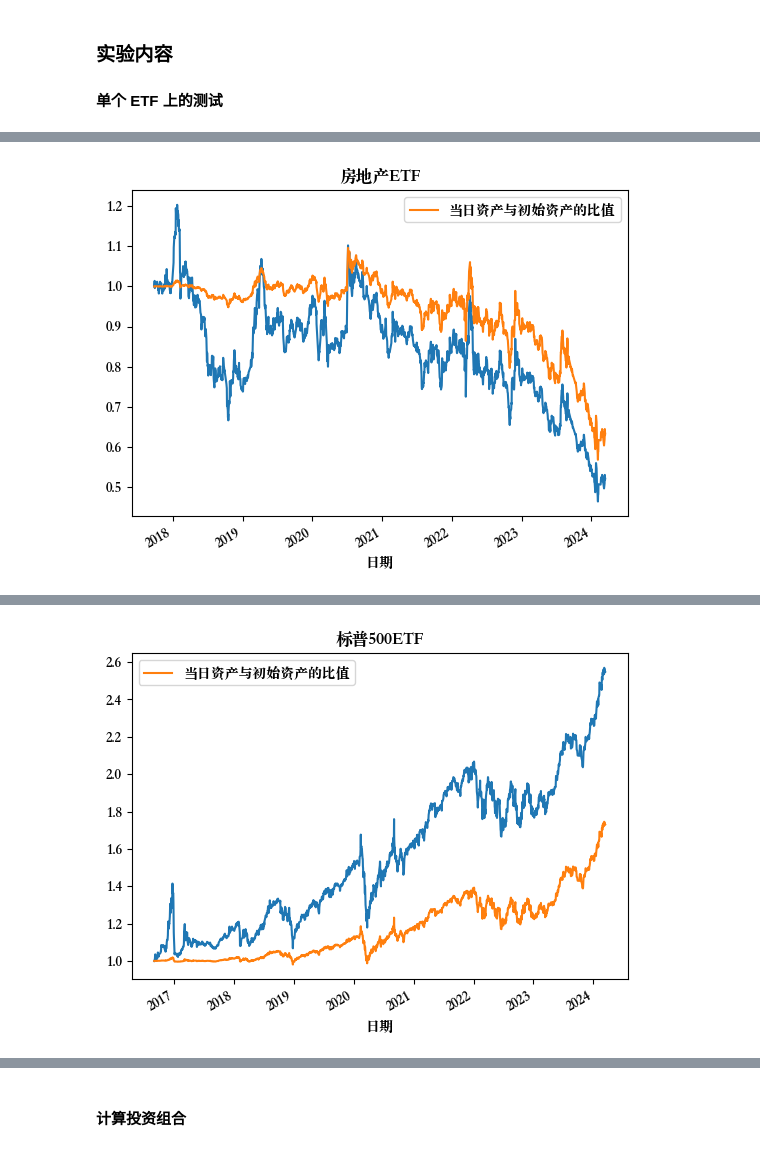
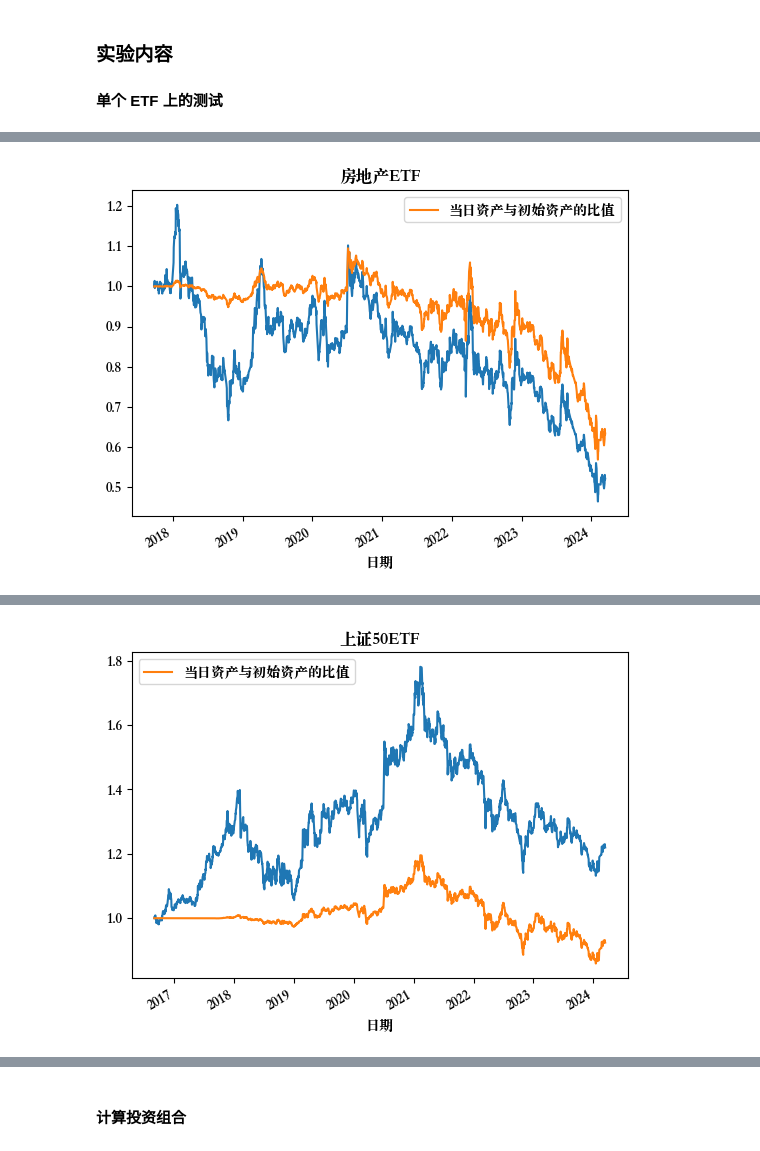
Before and after one commit to TheVeryDarkness/cs410, a Jupyter notebook: 1/1.ipynb, the cells around one changed output, grey strips where cells are left out. Saved outputs shown, nothing was run; the diff lists cells and outputs as text; code cells hidden in the pictures.

```diff
--- a/1/1.ipynb
+++ b/1/1.ipynb
@@ -172,21 +213,29 @@ def calc(stockNameCode: tuple[str, str], step: datetime.timedelta, silent: bool
     '''
     df = allStockDaily[stockNameCode[0]]
 
-    # 1 表示开盘，2 表示收盘
-    D = 2
+    # 开始时间
+    START = max(df.iloc[0, 0], start)
+    END = min(df.iloc[-1, 0], end)
 
     # 总期数
-    periods_total: int = (df.iloc[-1, 0] - df.iloc[0, 0])//step+1
+    PERIODS_TOTAL: int = (END-START)//step+1
     # 剩余期数
-    periods = periods_total
+    periods = PERIODS_TOTAL
     # 开始时间
-    cur: pd.DatetimeIndex = df.iloc[0, 0]
-    # 初始资金：一百万
-    INIT = 1000000
+    cur: pd.DatetimeIndex = START
+    # 初始资金：每期五千
+    # 似乎有点少，但是这样可以更好地体现出投资的风险
+    INIT = 5000 * PERIODS_TOTAL
     money = INIT
     # 股票数量
     stocks = 0
     extra = ExtraCost(silent=silent)
+
+    if not silent:
+        print(f"开始计算{stockNameCode[1]}")
+        print(f"总期数：{PERIODS_TOTAL}")
+        print(f"开始时间：{cur}")
+        print(f"初始资金：{money}")
 
     l = []
 
@@ -201,7 +250,7 @@ def calc(stockNameCode: tuple[str, str], step: datetime.timedelta, silent: bool
                      if stocks > 0 else money)/INIT
         l.append(pd.DataFrame([{'日期': date, '资产': asset_now}]))
         if cur <= date:
-            # 本期准备使用的资金金额
+            # 本期准备使用的资金金额，大约每期 5000
             period_money = money/periods
 
             # 本期准备购买的股票数量（以 100 份为单位）
@@ -213,20 +262,19 @@ def calc(stockNameCode: tuple[str, str], step: datetime.timedelta, silent: bool
                 stock_count -= 1
                 stock_price = stock_count*100*price
                 assert stock_count >= 0, f"剩余资金 {money} 不足以购买一手股票"
-            money -= extra.buy(stock_price)
+            money -= extra.buy(stock_price, store=True)
             assert money >= 0
             money = round(money, 2)
             stocks += stock_count*100
             if not silent:
                 STOCK_PRICE = extra.sell(stocks*price, store=False)
                 print(
-                    f"第 {i} / {periods_total} 期（{date}）: {money} + {STOCK_PRICE} = {money+STOCK_PRICE}")
+                    f"第 {i} / {PERIODS_TOTAL} 期（{date}）: {money} + {STOCK_PRICE} = {round(money+STOCK_PRICE, 2)}")
             cur += step
             i += 1
             periods -= 1
 
     if not silent:
-        print(f"开始计算{stockNameCode[1]}")
         ax = plt.axes(title=stockNameCode[1])
         # 当日与首日股票价格的比例
         normalized = df.iloc[:, D]/df.iloc[0, D]
@@ -240,19 +288,21 @@ def calc(stockNameCode: tuple[str, str], step: datetime.timedelta, silent: bool
         asset.plot(ax=ax, x='日期', y='资产', label='当日资产与初始资产的比值')
     price: float = df.iloc[-1, D]
     ratio: float = price/df.iloc[0, D]
-    final = round(extra.sell(stocks*price), 2)
+    final = round(extra.sell(stocks*price, store=True), 2)
+    asset_ratio = round(final+money, 2)/INIT
     if not silent:
-        print(f"Money: {money}")
+        print(f"Remained Money: {money}")
         print(f"Stock: {stocks}")
         print(f"Price: {price}")
         print(f"Price Ratio: {ratio}")
         print(f"Stock Name: {stockNameCode[1]}")
         print(f"Total Extra Cost: {extra.get()}")
-        print(f"Final: {final} + {money} = {round(final+money,2)}")
-    return round(final+money, 2)/INIT, ratio, extra.get()
+        print(f"Final Asset: {final} + {money} = {round(final+money,2)}")
+        print(f"Final Asset Ratio: {asset_ratio}")
+    return asset_ratio, ratio, extra.get()
 # %%
-# 以房地产 ETF、标普 500 ETF 和纳指 ETF 为例
-for i in [0, 12, 13]:
+# 以房地产 ETF、上证 50 ETF、创业板 ETF、标普 500 ETF 为例
+for i in [0, 3, 5, 12]:
     calc(stockNameCodes[i], datetime.timedelta(days=90))
     plt.show()
 # %% [output]
@@ -294 +344 @@ Final: 1729735.89 + 266.85 = 1730002.74
-[figure, old version]
+[figure, new version]
```
Also changed, not shown: parts of 15 cells of this notebook, 14 other files.
